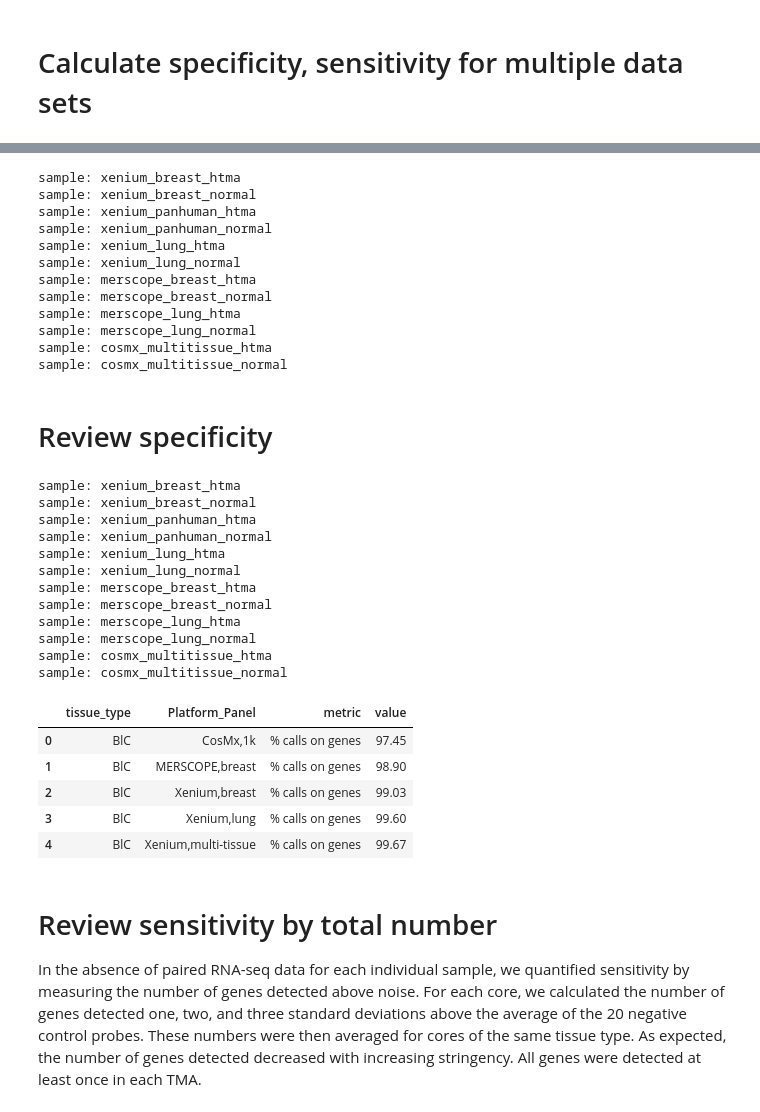
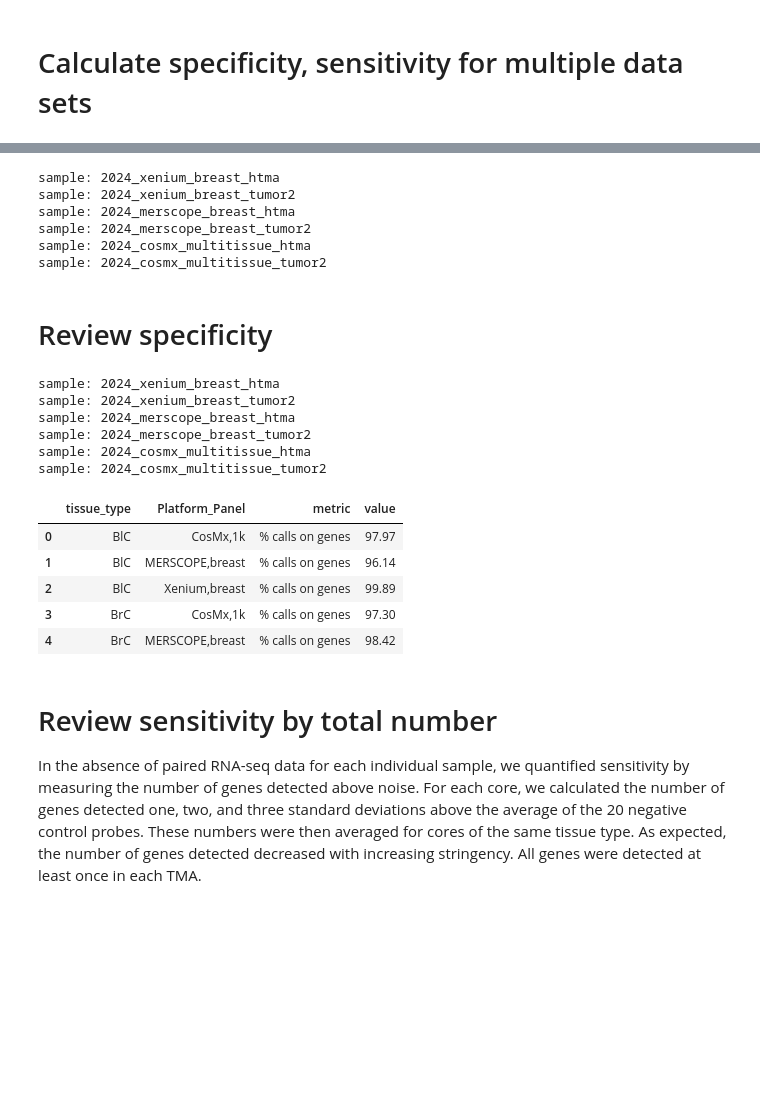
Before and after one commit to broadinstitute/ist_benchmarking, a Jupyter notebook: 02_specificity_sensitivity_reproducibility.ipynb, the cells around one changed output, grey strips where cells are left out. Saved outputs shown, nothing was run; the diff lists cells and outputs as text; code cells hidden in the pictures; blank space fills up the shorter version.

```diff
--- a/02_specificity_sensitivity_reproducibility.ipynb
+++ b/02_specificity_sensitivity_reproducibility.ipynb
@@ -14,24 +14,17 @@ import scipy as sp
 
 from st_utils import correct_tissue_names, correct_platform_panel,name_parser
 from constants import SAMPLES, sample_color
+from constants import matching_cores_2024 as matching_cores
 
 pd.set_option('display.max_rows',999)
 pd.set_option('display.max_columns', 500)
 pd.set_option('display.width', 1000)
 
-fig_size = (8,8)
-
-import warnings
-if not sys.warnoptions:
-    warnings.simplefilter("ignore")
 
 wd = os.getcwd()
 print (f'working directory: {wd}')
 
-
-
-year = '2023'
-
+year = '2024'
 if year == '2024':
     samples = [x for x in SAMPLES if '2024' in x]
 elif year == '2023':
@@ -49,15 +42,14 @@ supplement=True
 # %%
 
 def load(sample): # Load gene level data and tag with core metadata
-    modality,panel,tma = name_parser(sample)
     # Core information: including tissue_type, tumor ...
-    csv_sample_info = f'{wd}/data/Sample_Info_{tma.upper()}_TMA - Sheet1.csv'
+    csv_sample_info = f"{wd}/data/Sample_Info_{name_parser(sample)['tma'].upper()}_TMA - Sheet1.csv"
     df_core = pd.read_csv(csv_sample_info)[['core','tissue_type']]
     df_core = correct_tissue_names(sample,df_core)
     df_core['core'] += (300 if 'tumor2' in sample else 0) + (200 if 'normal' in sample else 0)
 
     # Rachel curated gene list
-    gene_list = pd.read_csv(f"{wd}/data/gene_lists/{modality}_{panel}.csv").columns.to_list()
+    gene_list = pd.read_csv(f"{wd}/data/gene_lists/{name_parser(sample)['platform']}_{name_parser(sample)['panel']}.csv").columns.to_list()
 
     # Core x gene
     df_t = pd.read_csv(f'{wd}/data/gene_level_csv/gene_level_csv_{sample}.csv')
@@ -168,9 +160,6 @@ for sample in run_samples:
     df_t_all[sample] = df_t
     specificity(sample, df_t, df_core)
     n_genes = sensitivity(sample, df_t, df_core, matching_cores)
-    sample_genes[f"{sample.split('_')[-3].upper()}_{sample.split('_')[-2].capitalize()}"] = n_genes
+    sample_genes[f"{name_parser(sample)['platform'].upper()}_{name_parser(sample)['panel'].capitalize()}"] = n_genes
 display(sample_genes)
-
-with open(f'{wd}/data/common_cores.pkl', 'wb') as f:
-    pickle.dump(matching_cores, f)
 # %% [output]
@@ -206,18 +184,12 @@ for sample in run_samples:
     df_m = df_m[['core','tissue_type','sample','specificity']]
 df_m = df_m.loc[df_m['core'].isin(matching_cores)]
 # %% [output]
-sample: xenium_breast_htma
-sample: xenium_breast_normal
-sample: xenium_panhuman_htma
-sample: xenium_panhuman_normal
-sample: xenium_lung_htma
-sample: xenium_lung_normal
-sample: merscope_breast_htma
-sample: merscope_breast_normal
-sample: merscope_lung_htma
-sample: merscope_lung_normal
-sample: cosmx_multitissue_htma
-sample: cosmx_multitissue_normal
+sample: 2024_xenium_breast_htma
+sample: 2024_xenium_breast_tumor2
+sample: 2024_merscope_breast_htma
+sample: 2024_merscope_breast_tumor2
+sample: 2024_cosmx_multitissue_htma
+sample: 2024_cosmx_multitissue_tumor2
 # %% [markdown]
 # Review specificity
 # %%
@@ -231,9 +203,9 @@ for sample in run_samples:
     df_m = df_m[['core','tissue_type','sample','specificity']]
 df_m = df_m.loc[df_m['core'].isin(matching_cores)]
 
-df_m['Platform'] = df_m['sample'].apply(lambda x: name_parser(x)[0].upper())
-df_m['panel'] = df_m['sample'].apply(lambda x: name_parser(x)[1].capitalize())
-df_m['tma'] = df_m['sample'].apply(lambda x: name_parser(x)[2].upper())
+df_m['Platform'] = df_m['sample'].apply(lambda x: name_parser(x)['platform'].upper())
+df_m['panel'] = df_m['sample'].apply(lambda x: name_parser(x)['panel'].capitalize())
+df_m['tma'] = df_m['sample'].apply(lambda x: name_parser(x)['tma'].upper())
 
 
 ###
@@ -248,50 +220,44 @@ df_plot = correct_platform_panel(df_plot, 'Platform_Panel')
 df_plot['specificity'] = df_plot['specificity'] * 100
 df_plot['specificity'] = df_plot['specificity'].apply(lambda x: round(x,2))
 # display(df_plot[['Platform_Panel','specificity']].groupby(['Platform_Panel']).mean().round(1))
 df_p_p = df_plot.copy()
 
 
 ###
 ### By Platform
 ###
 
 df_plot = df_m.copy()
 df_plot = df_plot.drop(['sample'], axis=1)
 df_plot = df_plot.groupby(['tissue_type','Platform']).agg({'specificity': 'mean'}).reset_index()
 df_plot['specificity'] = df_plot['specificity'] * 100
 df_plot['specificity'] = df_plot['specificity'].apply(lambda x: round(x,2))
 
 df_plot_spe = df_plot.copy()
 df_plot_spe = df_plot_spe.rename(columns={metric:'value'})
 df_plot_spe['metric'] = '% calls on genes'
 df_plot_spe = df_plot_spe.groupby(['tissue_type','Platform','metric']).agg({'value': 'mean'}).reset_index()
 
 if supplement:
     df_plot_spe = df_p_p.copy()
     df_plot_spe = df_plot_spe.rename(columns={metric:'value'})
     df_plot_spe['metric'] = '% calls on genes'
     df_plot_spe = df_plot_spe.groupby(['tissue_type','Platform_Panel','metric']).agg({'value': 'mean'}).reset_index()
 
 display(df_plot_spe.head(5))
 # %% [output]
-sample: xenium_breast_htma
-sample: xenium_breast_normal
-sample: xenium_panhuman_htma
-sample: xenium_panhuman_normal
-sample: xenium_lung_htma
-sample: xenium_lung_normal
-sample: merscope_breast_htma
-sample: merscope_breast_normal
-sample: merscope_lung_htma
-sample: merscope_lung_normal
-sample: cosmx_multitissue_htma
-sample: cosmx_multitissue_normal
+sample: 2024_xenium_breast_htma
+sample: 2024_xenium_breast_tumor2
+sample: 2024_merscope_breast_htma
+sample: 2024_merscope_breast_tumor2
+sample: 2024_cosmx_multitissue_htma
+sample: 2024_cosmx_multitissue_tumor2
 |  | tissue_type | Platform_Panel | metric | value |
-| 0 | BlC | CosMx,1k | % calls on genes | 97.45 |
-| 1 | BlC | MERSCOPE,breast | % calls on genes | 98.90 |
-| 2 | BlC | Xenium,breast | % calls on genes | 99.03 |
-| 3 | BlC | Xenium,lung | % calls on genes | 99.60 |
-| 4 | BlC | Xenium,multi-tissue | % calls on genes | 99.67 |
+| 0 | BlC | CosMx,1k | % calls on genes | 97.97 |
+| 1 | BlC | MERSCOPE,breast | % calls on genes | 96.14 |
+| 2 | BlC | Xenium,breast | % calls on genes | 99.89 |
+| 3 | BrC | CosMx,1k | % calls on genes | 97.30 |
+| 4 | BrC | MERSCOPE,breast | % calls on genes | 98.42 |
 # %% [markdown]
 # Review sensitivity by total number
 In the absence of paired RNA-seq data for each individual sample, we quantified sensitivity by measuring the number
```
Also changed, not shown: parts of 10 cells of this notebook, 7 other files.
